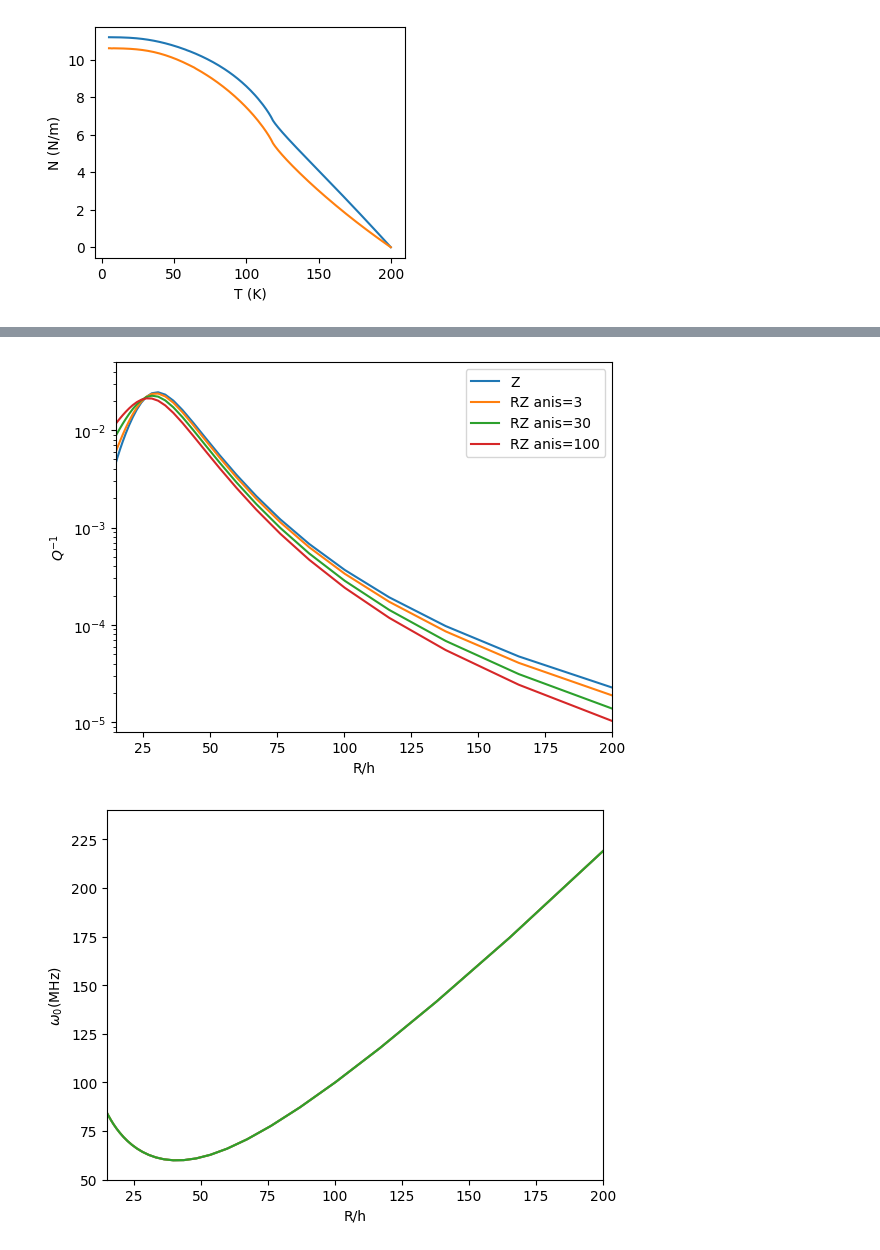
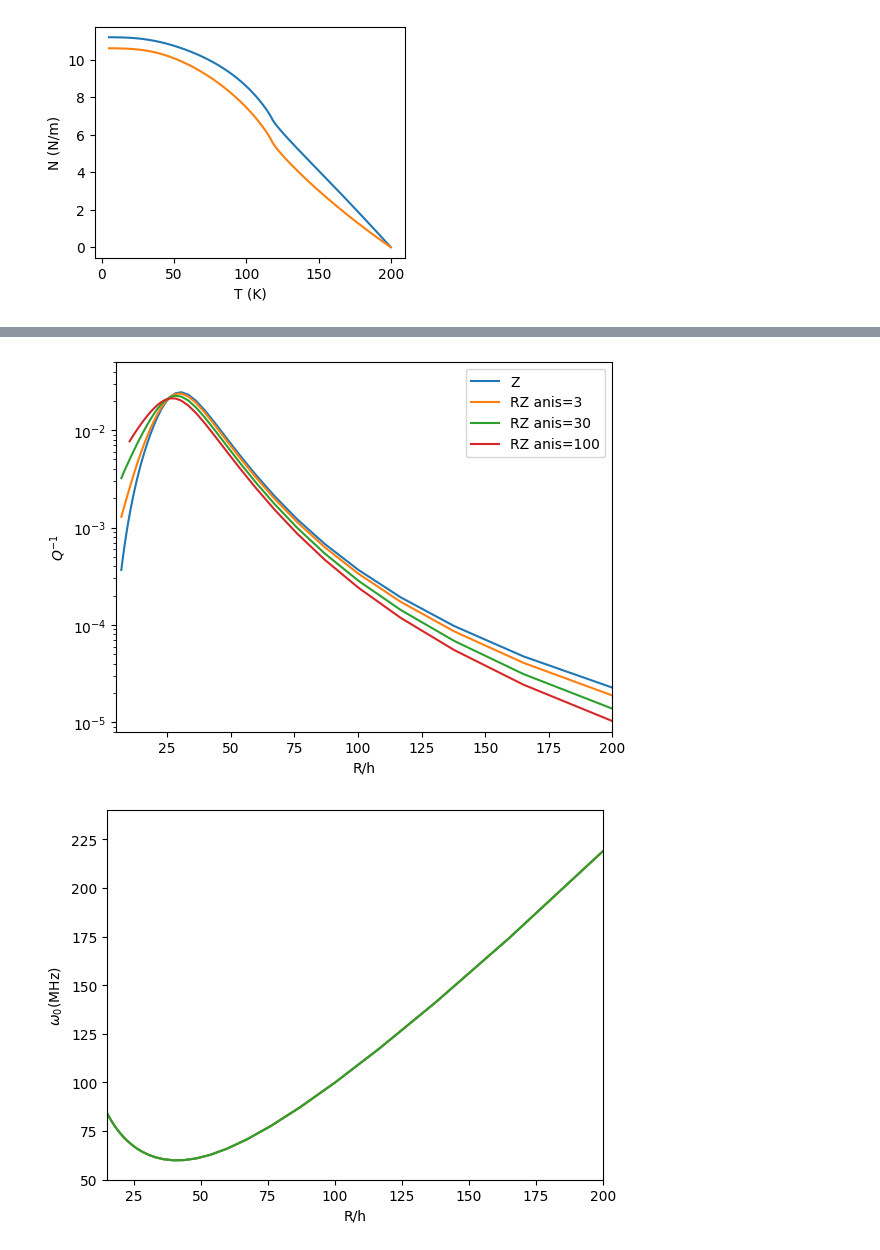
Before and after one commit to abermejillo/ted_anisotropy, a Jupyter notebook: ratios_analysis.ipynb, the cells around one changed output, grey strips where cells are left out. Drawn from its saved outputs; the diff is of its cells as text; code cells hidden in the pictures.

```diff
--- a/ratios_analysis.ipynb
+++ b/ratios_analysis.ipynb
@@ -394,19 +352,19 @@ for i,rad in enumerate(R):
 # %%
 plt.plot(R/h,Q_z_ratio,label='Z')
 plt.plot(R/h,Q_anis_ratio1,label='RZ anis=3')
 #plt.plot(R/h,Q_anis_ratio2)
 plt.plot(R/h,Q_anis_ratio3,label='RZ anis=30')
 #plt.plot(R/h,Q_anis_ratio4)
 plt.plot(R/h,Q_anis_ratio5,label='RZ anis=100')
 plt.yscale('log')
 plt.ylabel('$Q^{-1}$')
 plt.xlabel('R/h')
-plt.xlim(15,200)
+plt.xlim(5,200)
 plt.ylim(8e-6,5e-2)
 plt.legend()
 plt.show()
 # %% [output]
-[figure, old version]
+[figure, new version]
 # %%
 plt.plot(R/h,np.array(wl1)/10**6)
 #plt.plot(R/h,Q_anis_ratio2)
```
Also changed, not shown: parts of 29 cells of this notebook, 13 other files.
